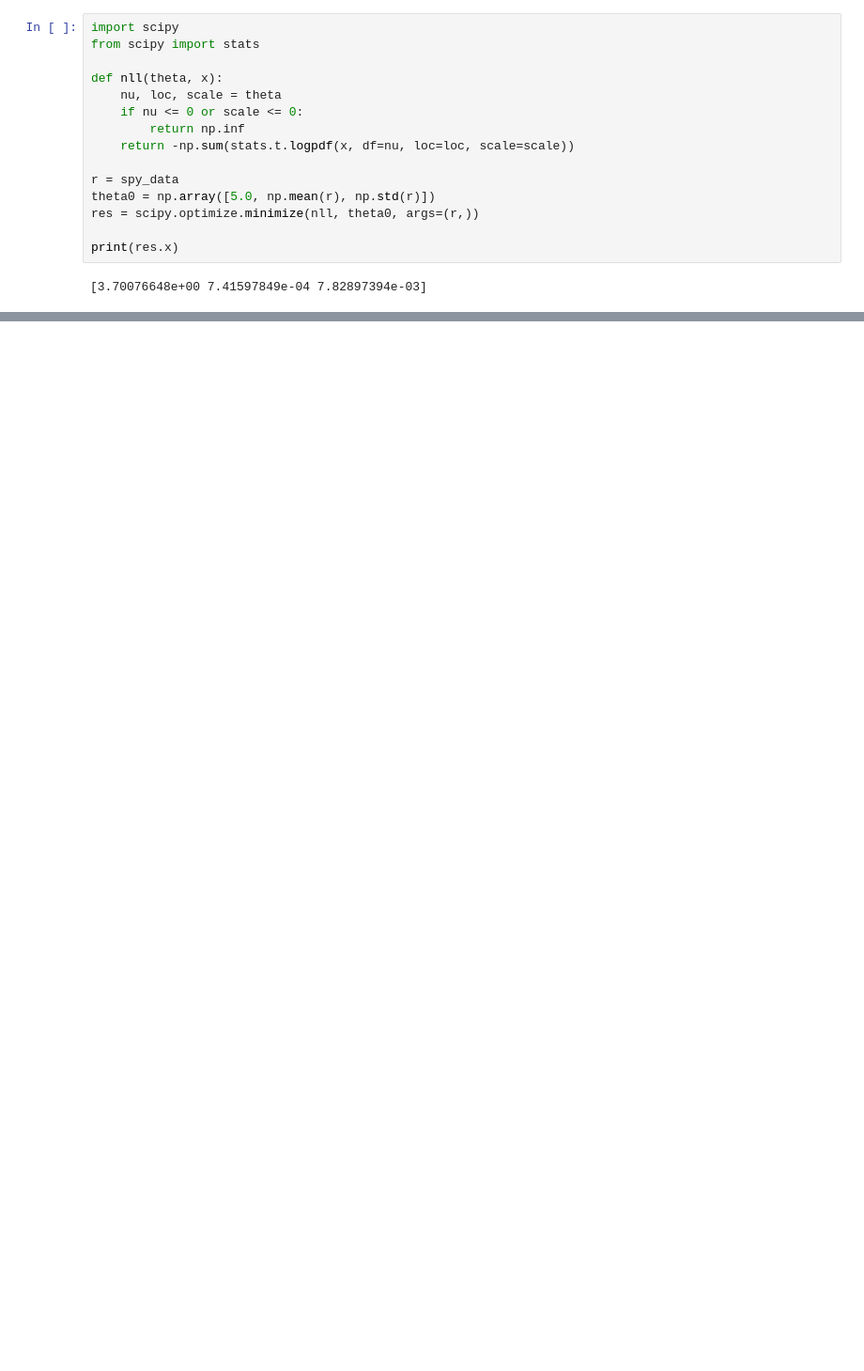
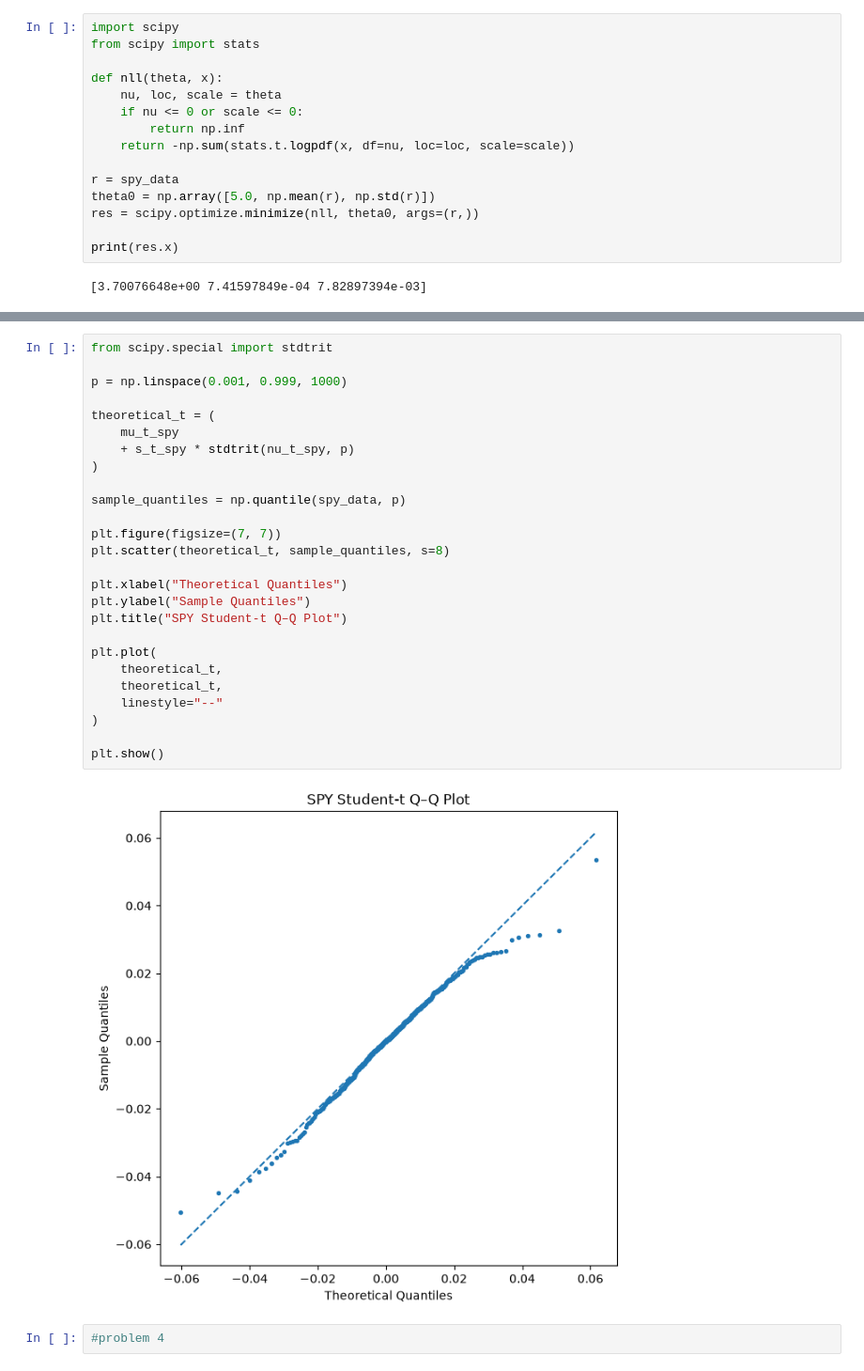
Before and after one commit to nicks848/big-data-science-in-finance, a Jupyter notebook: Lecture1.ipynb, the cells around one changed output, grey strips where cells are left out. Shown at 94% size. Saved outputs shown, nothing was run; the diff lists cells and outputs as text; blank space fills up the shorter version.

```diff
--- a/Lecture1.ipynb
+++ b/Lecture1.ipynb
@@ -767,0 +788,30 @@ print(res.x)
+# %%
+from scipy.special import stdtrit
+
+p = np.linspace(0.001, 0.999, 1000)
+
+theoretical_t = (
+    mu_t_spy
+    + s_t_spy * stdtrit(nu_t_spy, p)
+)
+
+sample_quantiles = np.quantile(spy_data, p)
+
+plt.figure(figsize=(7, 7))
+plt.scatter(theoretical_t, sample_quantiles, s=8)
+
+plt.xlabel("Theoretical Quantiles")
+plt.ylabel("Sample Quantiles")
+plt.title("SPY Student-t Q–Q Plot")
+
+plt.plot(
+    theoretical_t,
+    theoretical_t,
+    linestyle="--"
+)
+
+plt.show()
+# %% [output]
+[figure, added]
+# %%
+#problem 4
```
Also changed, not shown: parts of 7 cells of this notebook.
